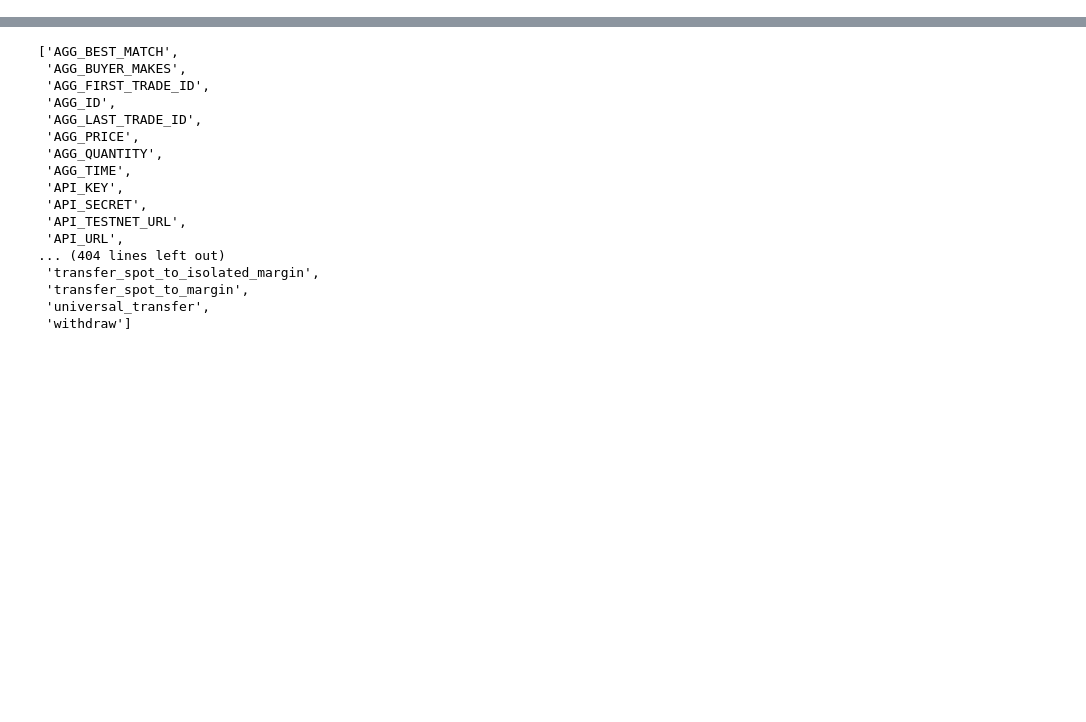
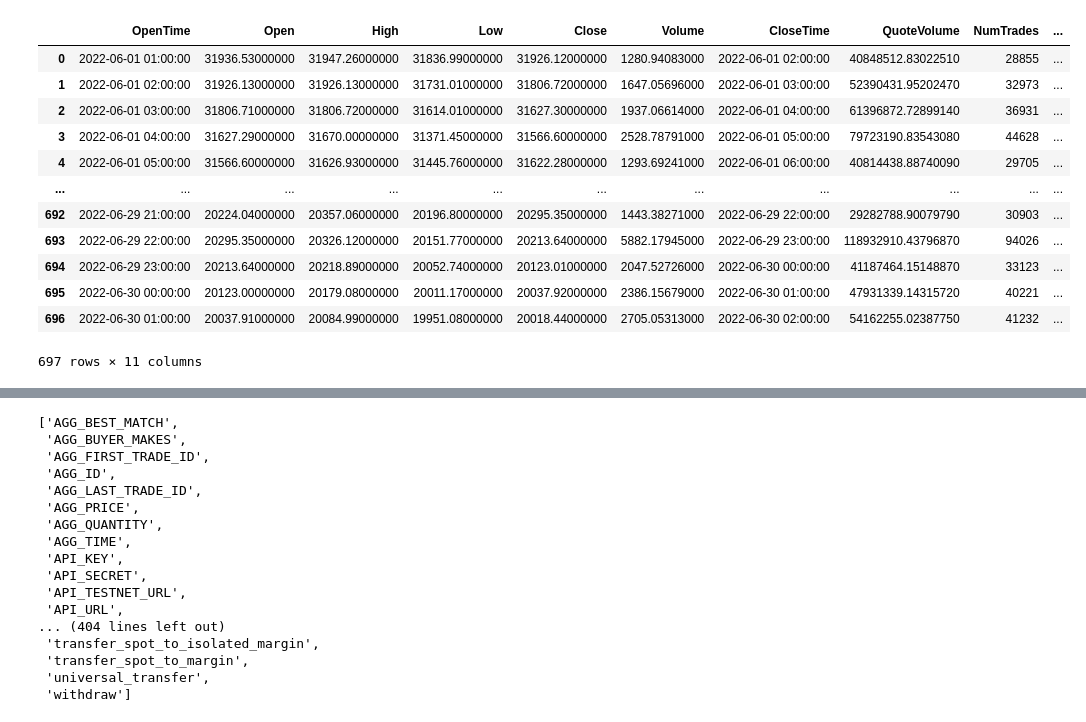
Before and after one commit to phlindg123/Trader, a Jupyter notebook: notebooks/Untitled.ipynb, the cells around one changed output, grey strips where cells are left out. Drawn from its saved outputs; the diff is of its cells as text; code cells hidden in the pictures; blank space fills up the shorter version.

```diff
--- a/notebooks/Untitled.ipynb
+++ b/notebooks/Untitled.ipynb
@@ -16,0 +7,6 @@ AttributeError: 'Client' object has no attribute 'get_symbol'
+# %%
+start = pd.to_datetime("2022-06-01")
+end = pd.to_datetime("today").floor("D")
+symbol = "BTCUSDT"
+interval = "1h"
+#klines = b.client.get_historical_klines(symbol=symbol, interval=interval,limit=1000, start_str = str(int(start.timestamp())), end_str=str(int(end.timestamp())))
@@ -16,0 +66,21 @@ AttributeError: 'Client' object has no attribute 'get_symbol'
+# %%
+cols = ["OpenTime","Open", "High","Low","Close","Volume","CloseTime","QuoteVolume","NumTrades","TakerBaseVolume","TakerQuoteVolue","Ignore"]
+df = pd.DataFrame(klines, columns=cols)
+df.OpenTime = pd.to_datetime(df.OpenTime, unit="ms")
+df.CloseTime = pd.to_datetime(df.CloseTime, unit="ms").dt.ceil(interval)
+df = df.drop(columns = ["Ignore"])
+df
+# %% [output]
+|  | OpenTime | Open | High | Low | Close | Volume | CloseTime | QuoteVolume | NumTrades | ... |
+| 0 | 2022-06-01 01:00:00 | 31936.53000000 | 31947.26000000 | 31836.99000000 | 31926.12000000 | 1280.94083000 | 2022-06-01 02:00:00 | 40848512.83022510 | 28855 | ... |
+| 1 | 2022-06-01 02:00:00 | 31926.13000000 | 31926.13000000 | 31731.01000000 | 31806.72000000 | 1647.05696000 | 2022-06-01 03:00:00 | 52390431.95202470 | 32973 | ... |
+| 2 | 2022-06-01 03:00:00 | 31806.71000000 | 31806.72000000 | 31614.01000000 | 31627.30000000 | 1937.06614000 | 2022-06-01 04:00:00 | 61396872.72899140 | 36931 | ... |
+| 3 | 2022-06-01 04:00:00 | 31627.29000000 | 31670.00000000 | 31371.45000000 | 31566.60000000 | 2528.78791000 | 2022-06-01 05:00:00 | 79723190.83543080 | 44628 | ... |
+| 4 | 2022-06-01 05:00:00 | 31566.60000000 | 31626.93000000 | 31445.76000000 | 31622.28000000 | 1293.69241000 | 2022-06-01 06:00:00 | 40814438.88740090 | 29705 | ... |
+| ... | ... | ... | ... | ... | ... | ... | ... | ... | ... | ... |
+| 692 | 2022-06-29 21:00:00 | 20224.04000000 | 20357.06000000 | 20196.80000000 | 20295.35000000 | 1443.38271000 | 2022-06-29 22:00:00 | 29282788.90079790 | 30903 | ... |
+| 693 | 2022-06-29 22:00:00 | 20295.35000000 | 20326.12000000 | 20151.77000000 | 20213.64000000 | 5882.17945000 | 2022-06-29 23:00:00 | 118932910.43796870 | 94026 | ... |
+| 694 | 2022-06-29 23:00:00 | 20213.64000000 | 20218.89000000 | 20052.74000000 | 20123.01000000 | 2047.52726000 | 2022-06-30 00:00:00 | 41187464.15148870 | 33123 | ... |
+| 695 | 2022-06-30 00:00:00 | 20123.00000000 | 20179.08000000 | 20011.17000000 | 20037.92000000 | 2386.15679000 | 2022-06-30 01:00:00 | 47931339.14315720 | 40221 | ... |
+| 696 | 2022-06-30 01:00:00 | 20037.91000000 | 20084.99000000 | 19951.08000000 | 20018.44000000 | 2705.05313000 | 2022-06-30 02:00:00 | 54162255.02387750 | 41232 | ... |
+697 rows × 11 columns
```
Also changed, not shown: parts of 12 cells of this notebook, 1 other file.
